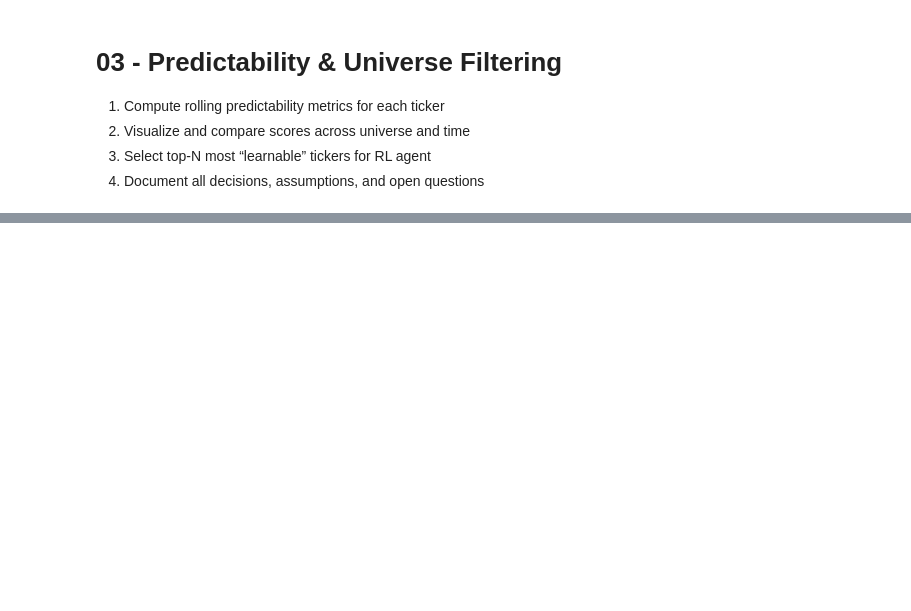
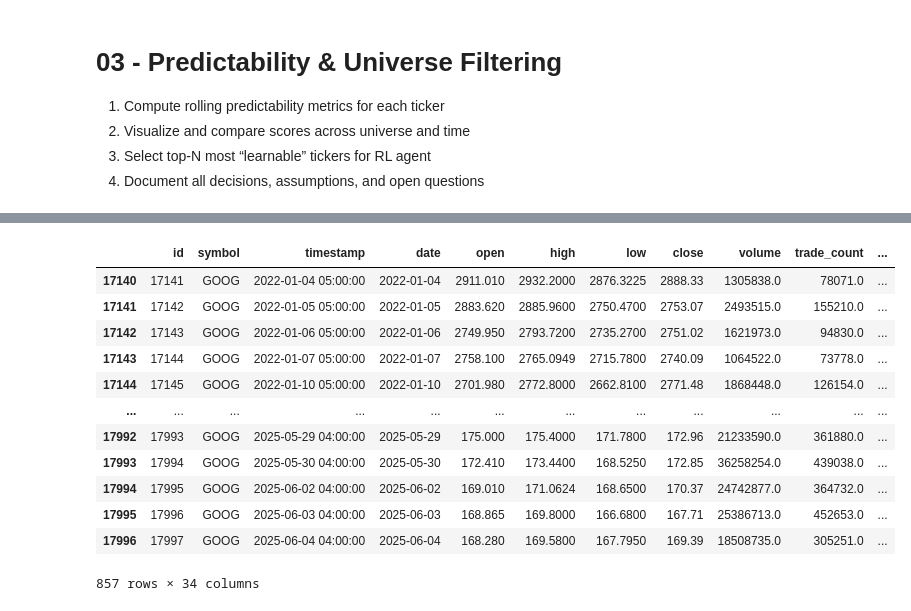
Before and after one commit to pihh/RL-Stock-Market-Masterpiece-Human-x-AI-Collab, a Jupyter notebook: notebooks/Pipelines 03 Stock universe predictability selection-Copy1.ipynb, the cells around one changed output, grey strips where cells are left out. Saved outputs shown, nothing was run; the diff lists cells and outputs as text; code cells hidden in the pictures; blank space fills up the shorter version.

```diff
--- a/notebooks/Pipelines 03 Stock universe predictability selection-Copy1.ipynb
+++ b/notebooks/Pipelines 03 Stock universe predictability selection-Copy1.ipynb
@@ -47,14 +70,0 @@ all_metric
-# %%
-
-#ohlcv_df['date'] = pd.to_datetime(ohlcv_df['date'])
-ohlcv_df = _ohlcv.copy()
-# Walkforward parameters
-start_date = pd.to_datetime('2023-05-01')
-end_date = ohlcv_df['date'].max()
-freq = '6MS'   # Month Start, use 'W' for weekly, etc
-window_length = 60
-#tickers = ohlcv_df['ticker'].unique()
-
-walkforward_dates = pd.date_range(start=start_date + pd.Timedelta(days=window_length), end=end_date, freq=freq)
-
-walkforward_dates
@@ -63,21 +70,0 @@ DatetimeIndex(['2023-07-01', '2024-01-01', '2024-07-01', '2025-01-01'], dtype='d
-# %%
-prev_date = "2023-01-01"
-tickers = ohlcv_df['symbol'].unique()
-
-for cutoff in tqdm(walkforward_dates):
-    df = ohlcv_df.copy()
-    cutoff_str = cutoff.strftime('%Y-%m-%d')
-
-    print(f"\n=== Universe study up to {cutoff_str} ===")
-    _ = generate_universe_easiness_report(
-        ohlcv_df=df,
-        tickers=tickers,
-        window_length=window_length,
-        target="return_1d",
-        benchmark_col="market_return_1d",
-        visualize=False,   # Skip plotting for speed, or True for debug
-        cutoff_end_date=cutoff_str,
-        cutoff_start_date=prev_date,
-        save_csv_path="data/experiments/predictability_metrics-{hash}-{start}-{cutoff}.csv".format(hash="{hash}", cutoff=cutoff_str,start=prev_date)
-    )
-    prev_date = cutoff_str
@@ -150,0 +411,16 @@ plot_metric_across_studies("sharpe")
+# %%
+_ohlcv_df['']
+# %% [output]
+|  | id | symbol | timestamp | date | open | high | low | close | volume | trade_count | ... |
+| 17140 | 17141 | GOOG | 2022-01-04 05:00:00 | 2022-01-04 | 2911.010 | 2932.2000 | 2876.3225 | 2888.33 | 1305838.0 | 78071.0 | ... |
+| 17141 | 17142 | GOOG | 2022-01-05 05:00:00 | 2022-01-05 | 2883.620 | 2885.9600 | 2750.4700 | 2753.07 | 2493515.0 | 155210.0 | ... |
+| 17142 | 17143 | GOOG | 2022-01-06 05:00:00 | 2022-01-06 | 2749.950 | 2793.7200 | 2735.2700 | 2751.02 | 1621973.0 | 94830.0 | ... |
+| 17143 | 17144 | GOOG | 2022-01-07 05:00:00 | 2022-01-07 | 2758.100 | 2765.0949 | 2715.7800 | 2740.09 | 1064522.0 | 73778.0 | ... |
+| 17144 | 17145 | GOOG | 2022-01-10 05:00:00 | 2022-01-10 | 2701.980 | 2772.8000 | 2662.8100 | 2771.48 | 1868448.0 | 126154.0 | ... |
+| ... | ... | ... | ... | ... | ... | ... | ... | ... | ... | ... | ... |
+| 17992 | 17993 | GOOG | 2025-05-29 04:00:00 | 2025-05-29 | 175.000 | 175.4000 | 171.7800 | 172.96 | 21233590.0 | 361880.0 | ... |
+| 17993 | 17994 | GOOG | 2025-05-30 04:00:00 | 2025-05-30 | 172.410 | 173.4400 | 168.5250 | 172.85 | 36258254.0 | 439038.0 | ... |
+| 17994 | 17995 | GOOG | 2025-06-02 04:00:00 | 2025-06-02 | 169.010 | 171.0624 | 168.6500 | 170.37 | 24742877.0 | 364732.0 | ... |
+| 17995 | 17996 | GOOG | 2025-06-03 04:00:00 | 2025-06-03 | 168.865 | 169.8000 | 166.6800 | 167.71 | 25386713.0 | 452653.0 | ... |
+| 17996 | 17997 | GOOG | 2025-06-04 04:00:00 | 2025-06-04 | 168.280 | 169.5800 | 167.7950 | 169.39 | 18508735.0 | 305251.0 | ... |
+857 rows × 34 columns
```
Also changed, not shown: parts of 24 cells of this notebook, 7 other files.
